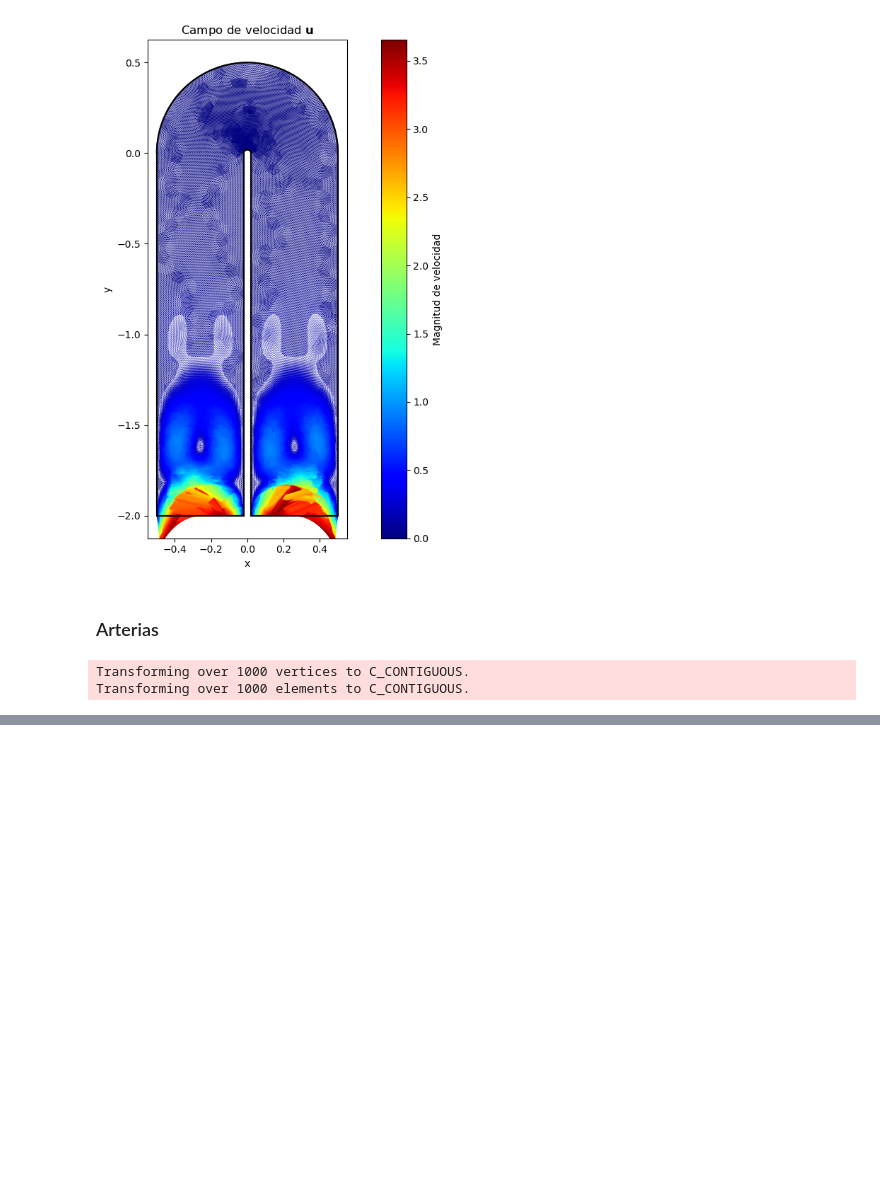
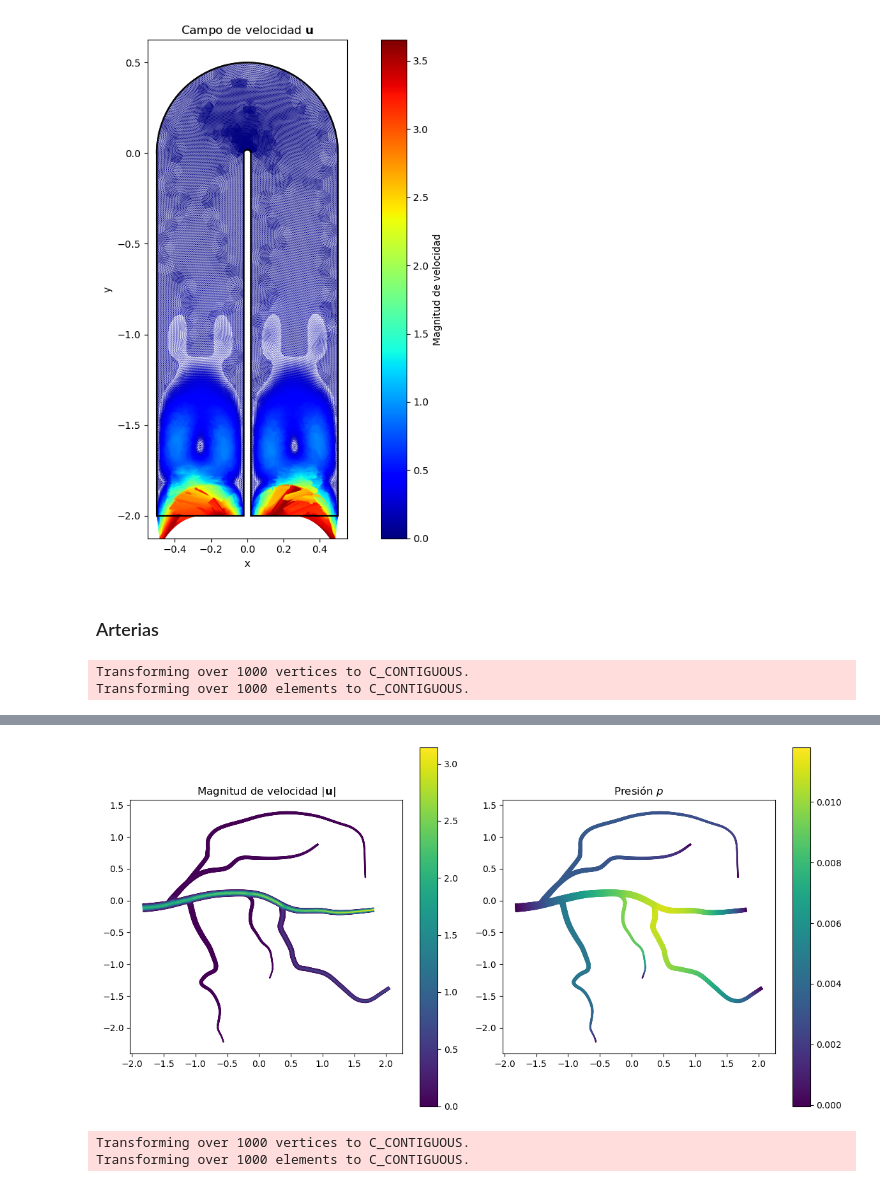
Before and after one commit to Ignacio-TG/SKFEM, a Jupyter notebook: Examples and Tests/Test_mallas/read_eigenfunctions.ipynb, the cells around one changed output, grey strips where cells are left out. Drawn from its saved outputs; the diff is of its cells as text; code cells hidden in the pictures; blank space fills up the shorter version.

```diff
--- a/Examples and Tests/Test_mallas/read_eigenfunctions.ipynb
+++ b/Examples and Tests/Test_mallas/read_eigenfunctions.ipynb
@@ -172,0 +202,4 @@ graficar_stokes(eig_u.iloc[:,3].values, eig_p.iloc[:,3].values, mesh, basis_p, b
+# %%
+eigmodes_p3p2 = np.load('eigenmodes_arterias_2D_norm_p3p2.npz')
+eig_u_p3p2 = eigmodes_p3p2['velocity']
+eig_p_p3p2 = eigmodes_p3p2['pressure']
@@ -172,0 +213,5 @@ graficar_stokes(eig_u.iloc[:,3].values, eig_p.iloc[:,3].values, mesh, basis_p, b
+# %%
+idx = 0
+graficar_stokes(eig_u_p3p2[:,idx], eig_p_p3p2[:,idx], mesh, basis_p_p3p2, basis_u_p3p2)
+# %% [output]
+[figure, added]
@@ -172,0 +222,7 @@ graficar_stokes(eig_u.iloc[:,3].values, eig_p.iloc[:,3].values, mesh, basis_p, b
+# %%
+mesh, _, __ = read_meshh5('mallas/Carotid_h1.h5')
+basis_u_p4p3 = Basis(mesh, ElementTriP4(), intorder=6)
+basis_p_p4p3 = Basis(mesh, ElementTriP3(), intorder=6)
+# %% [output]
+Transforming over 1000 vertices to C_CONTIGUOUS.
+Transforming over 1000 elements to C_CONTIGUOUS.
```
Also changed, not shown: parts of 23 cells of this notebook.
